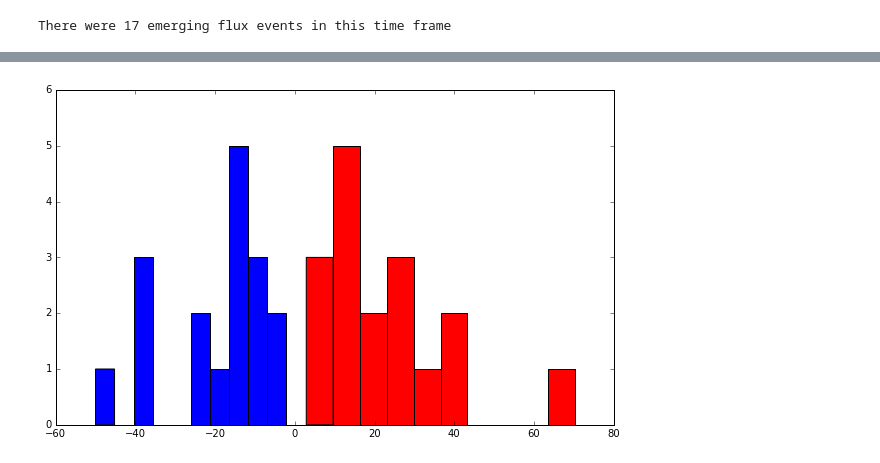
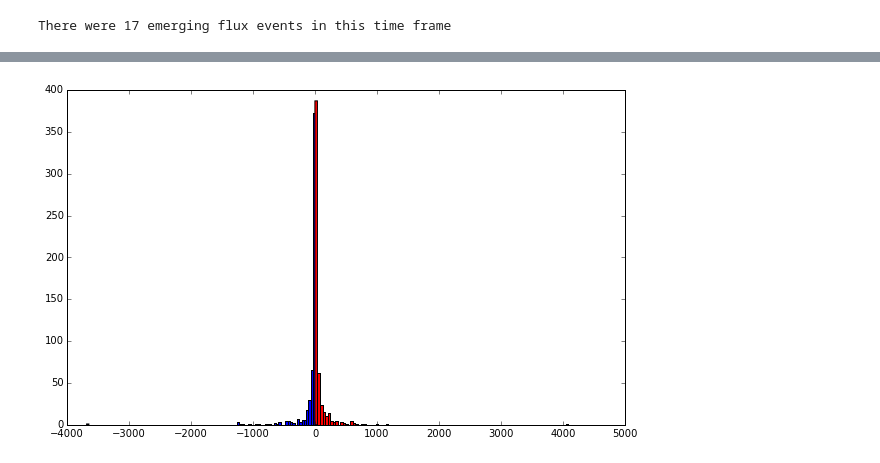
Before and after one commit to Nschanche/Flux_Emergence_and_flares, a Jupyter notebook: data_exploration.ipynb, the cells around one changed output, grey strips where cells are left out. Drawn from its saved outputs; the diff is of its cells as text; code cells hidden in the pictures.

```diff
--- a/data_exploration.ipynb
+++ b/data_exploration.ipynb
@@ -22,7 +26,7 @@ import matplotlib.pyplot as plt
 #This example searches for all flares on Jan 1 as recorded by the flare detective trigger module
 client = hek.HEKClient()
 start_time = pd.to_datetime('2016/01/01 00:00')
-end_time = pd.to_datetime('2016/01/02 00:00')
+end_time = pd.to_datetime('2016/02/01 00:00')
 hek_events = client.query(hek.attrs.Time(start_time.isoformat(),
                                                  end_time.isoformat()),
                                   hek.attrs.EventType('FL'),
@@ -136,12 +148,12 @@ Name: 0, dtype: object
 # %%
 #This plots a histogram with both the sum of the negative (blue) and positive (red) flux
 plt.figure(figsize=(10,6))
-plt.ylim([0,6])
-plt.hist(ef['ef_sumnegsignedflux'])
-plt.hist(ef['ef_sumpossignedflux'], color='r')
+#plt.ylim([0,6])
+plt.hist(ef['ef_sumnegsignedflux'], bins=100)
+plt.hist(ef['ef_sumpossignedflux'], color='r', bins=100)
 plt.show()
 
 
 #ef['maxmagfieldstrength'].plot(kind='hist')
 # %% [output]
-[figure, old version]
+[figure, new version]
```
Also changed, not shown: parts of 8 cells of this notebook.
